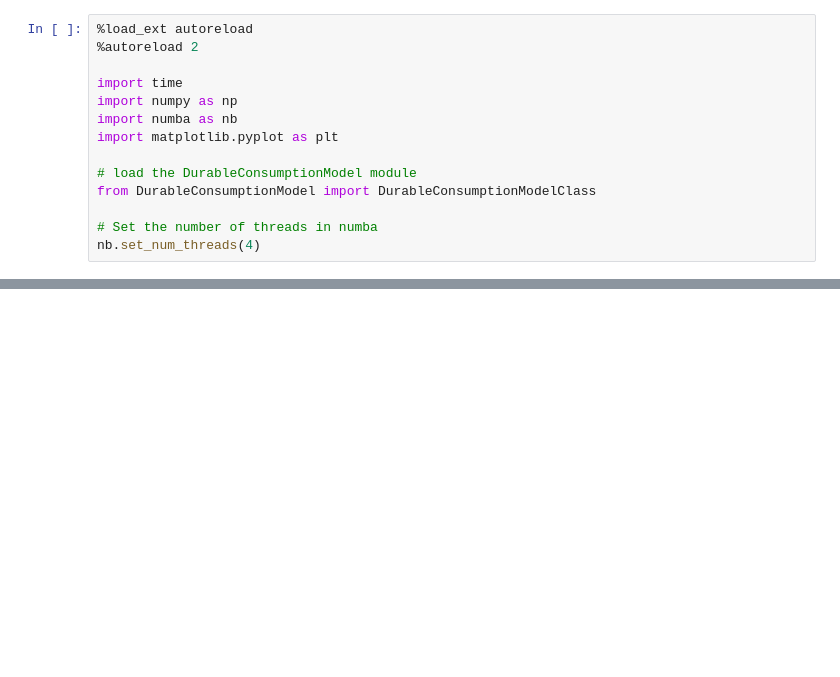
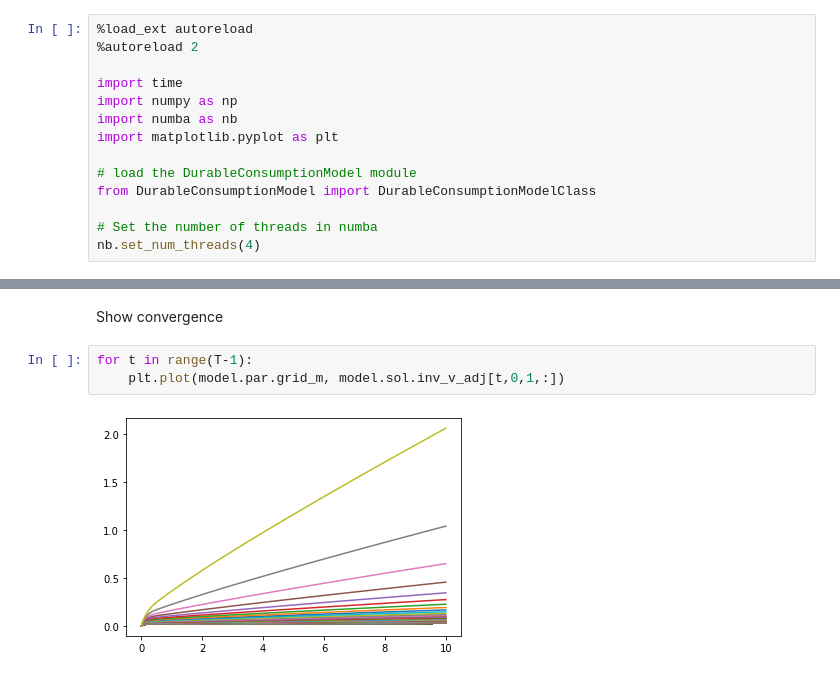
Before and after one commit to madsankern/MA_thesis, a Jupyter notebook: 00 - Illustrate.ipynb, the cells around one changed output, grey strips where cells are left out. Drawn from its saved outputs; the diff is of its cells as text; blank space fills up the shorter version.

```diff
--- a/00 - Illustrate.ipynb
+++ b/00 - Illustrate.ipynb
@@ -34 +57,8 @@ model.solve()
+# %% [markdown]
+Show convergence
+# %%
+for t in range(T-1):
+    plt.plot(model.par.grid_m, model.sol.inv_v_adj[t,0,1,:])
+# %% [output]
+[figure, added]
 # %%
```
Also changed, not shown: parts of 22 cells of this notebook.
